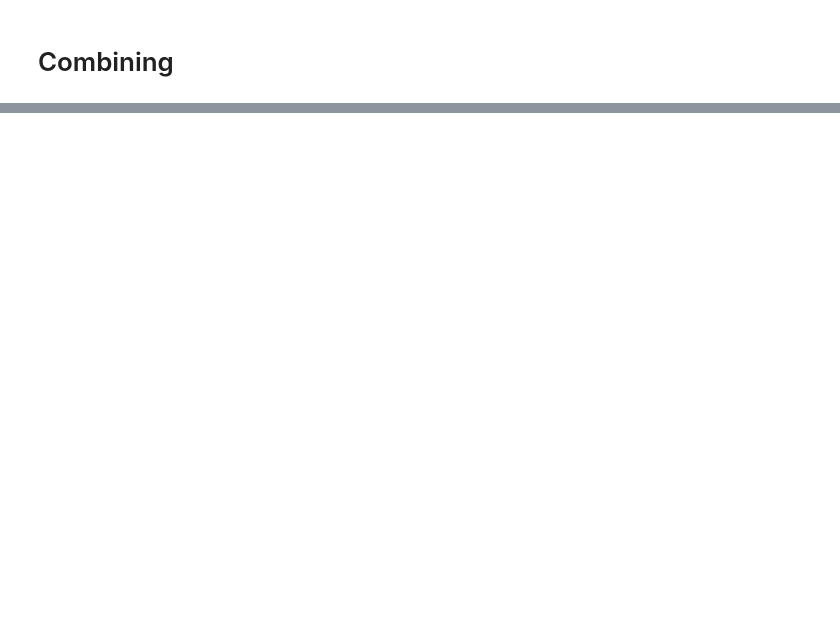
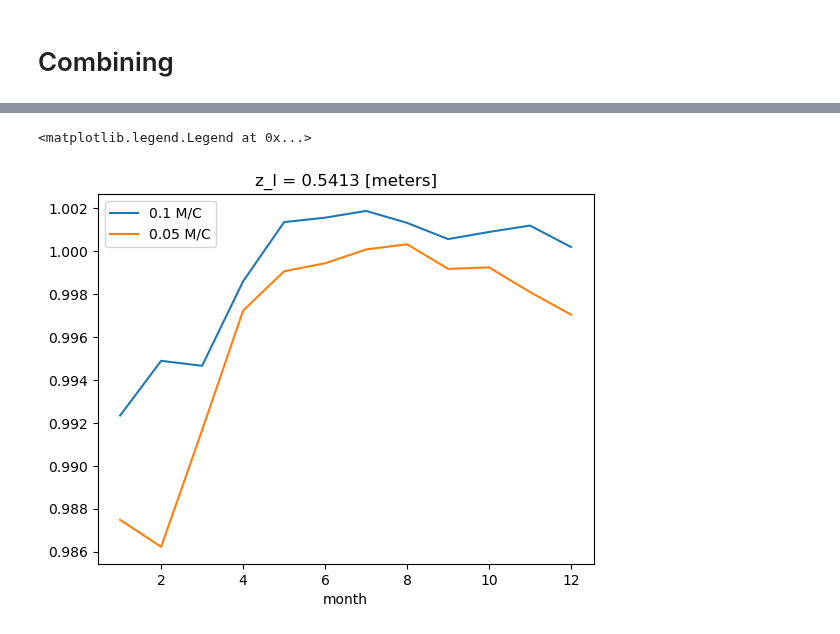
Before and after one commit to adele-morrison/panan-meltwater, a Jupyter notebook: notebooks/sea_ice_analysis/SeaIce_Thickness_PanAns.ipynb, the cells around one changed output, grey strips where cells are left out. Cells and saved outputs as stored; diff of their text form; code cells hidden in the pictures; blank space fills up the shorter version.

```diff
--- a/notebooks/sea_ice_analysis/SeaIce_Thickness_PanAns.ipynb
+++ b/notebooks/sea_ice_analysis/SeaIce_Thickness_PanAns.ipynb
@@ -280,0 +217,8 @@ fig.savefig("/g/data/g40/kc5856/thesis_figures/resolution_seaicethickness_combin
+# %%
+# Percent increase
+(data_1_M/data_1_C).plot(label='0.1 M/C')
+(data_2_M/data_2_C).plot(label='0.05 M/C')
+plt.legend()
+# %% [output]
+<matplotlib.legend.Legend at 0x...>
+[figure, added]
```
Also changed, not shown: parts of 15 cells of this notebook, 18 other files.
